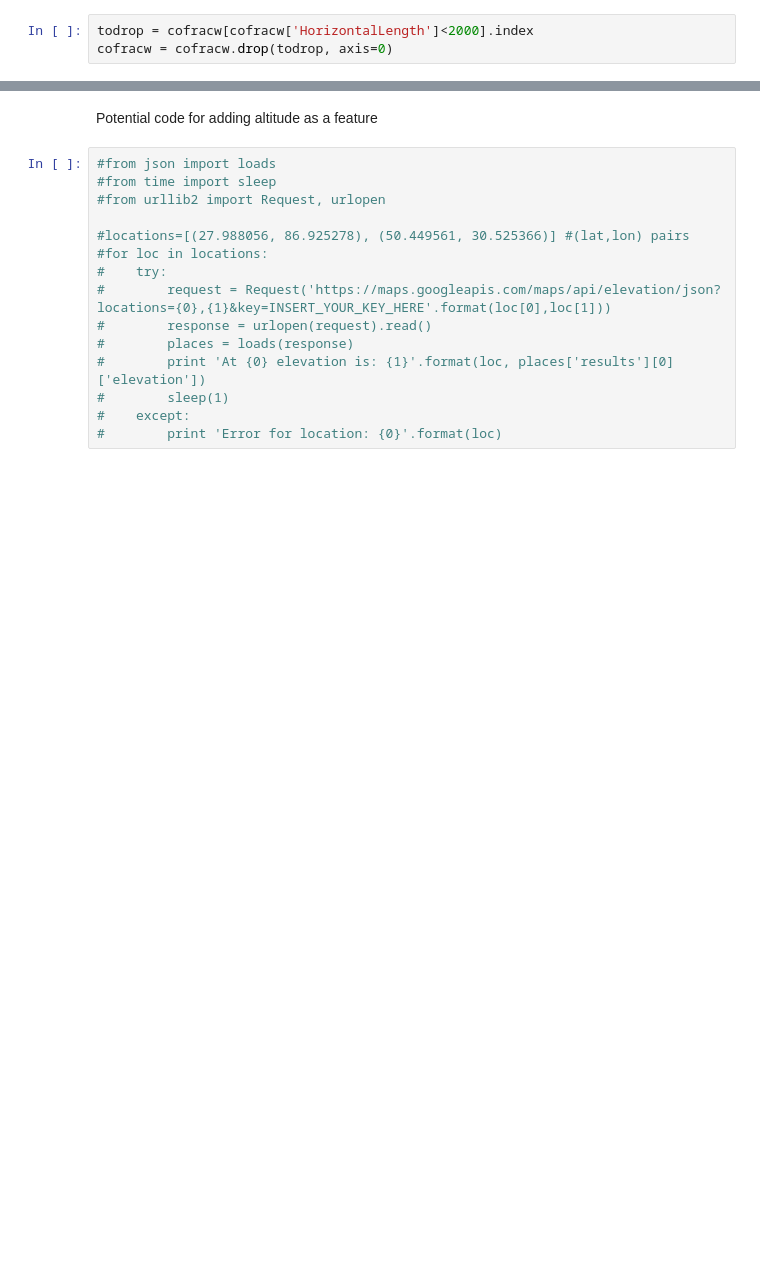
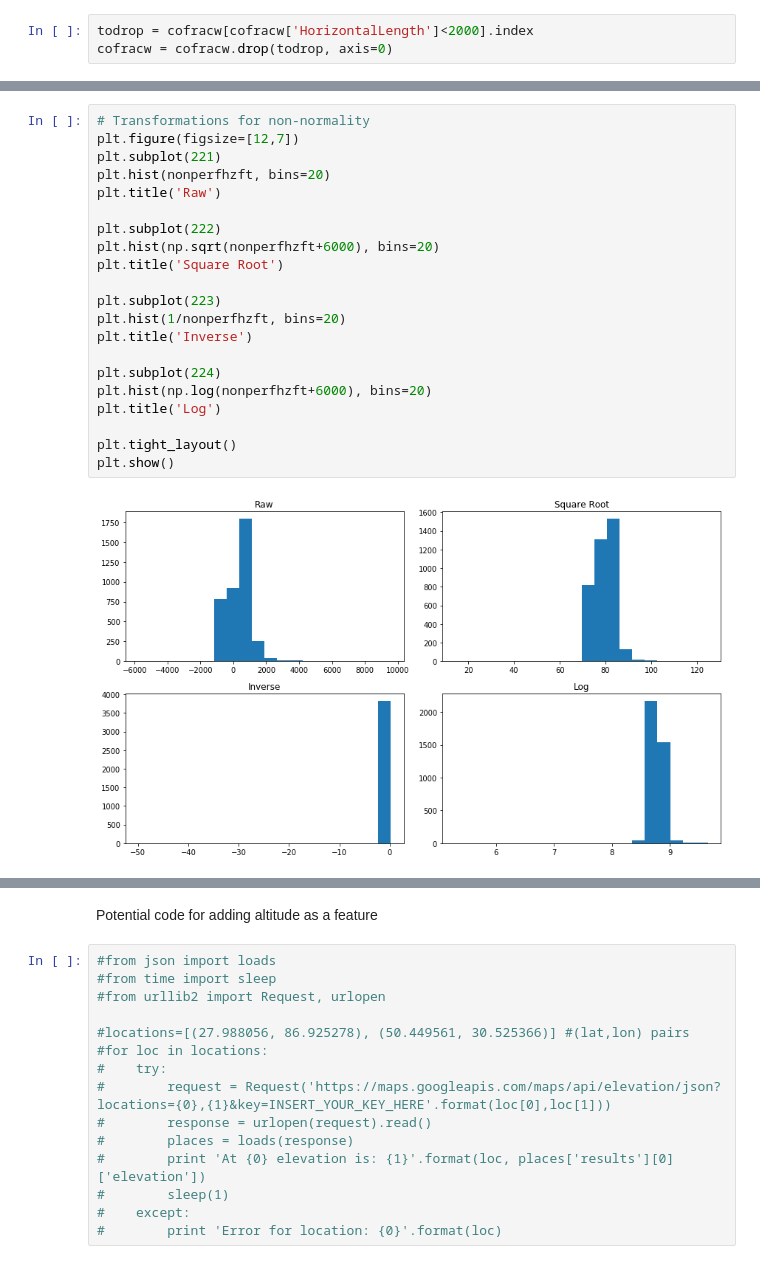
Before and after one commit to ephs08kmp/Frac_Production, a Jupyter notebook: Frac_Production_Analysis.ipynb, the cells around one changed output, grey strips where cells are left out. Cells and saved outputs as stored; diff of their text form; blank space fills up the shorter version.

```diff
--- a/Frac_Production_Analysis.ipynb
+++ b/Frac_Production_Analysis.ipynb
@@ -478,0 +577,23 @@ This looks approximately normally distributed now. This will be a good feature t
+# %%
+# Transformations for non-normality
+plt.figure(figsize=[12,7])
+plt.subplot(221)
+plt.hist(nonperfhzft, bins=20)
+plt.title('Raw')
+
+plt.subplot(222)
+plt.hist(np.sqrt(nonperfhzft+6000), bins=20)
+plt.title('Square Root')
+
+plt.subplot(223)
+plt.hist(1/nonperfhzft, bins=20)
+plt.title('Inverse')
+
+plt.subplot(224)
+plt.hist(np.log(nonperfhzft+6000), bins=20)
+plt.title('Log')
+
+plt.tight_layout()
+plt.show()
+# %% [output]
+[figure, added]
```
Also changed, not shown: parts of 45 cells of this notebook.
